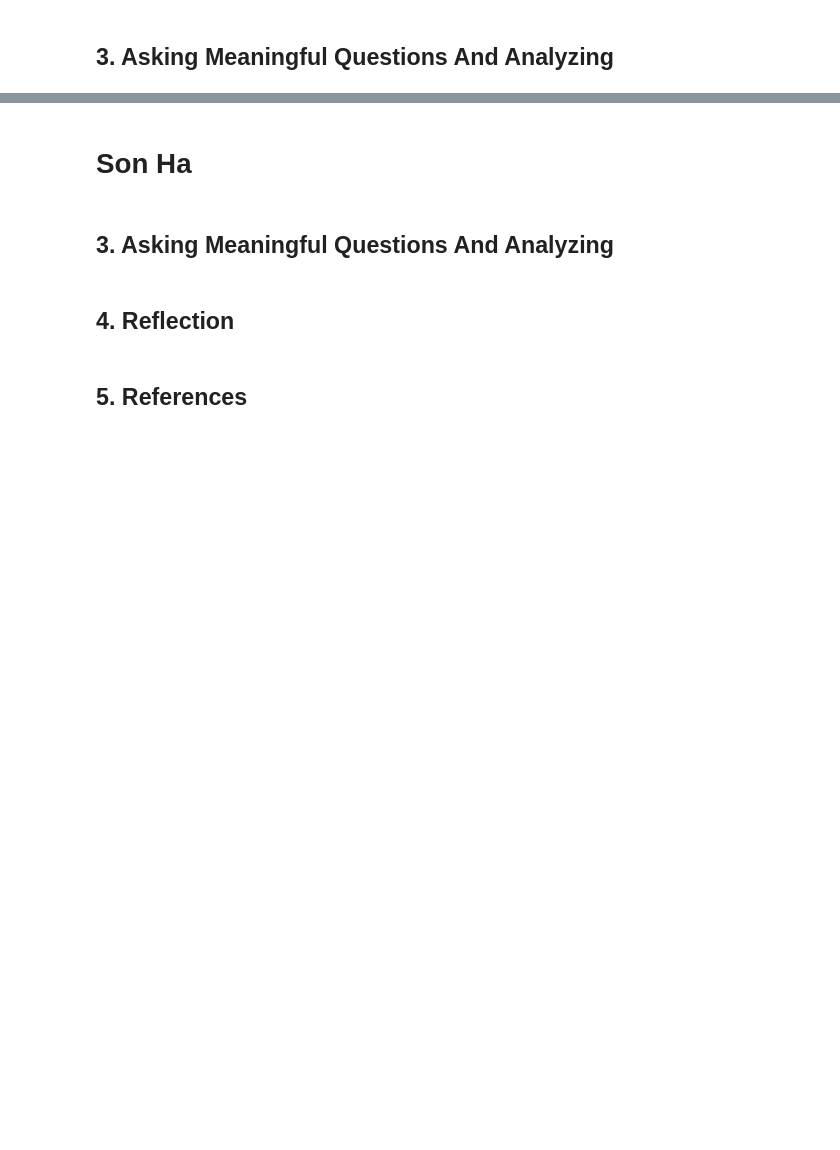
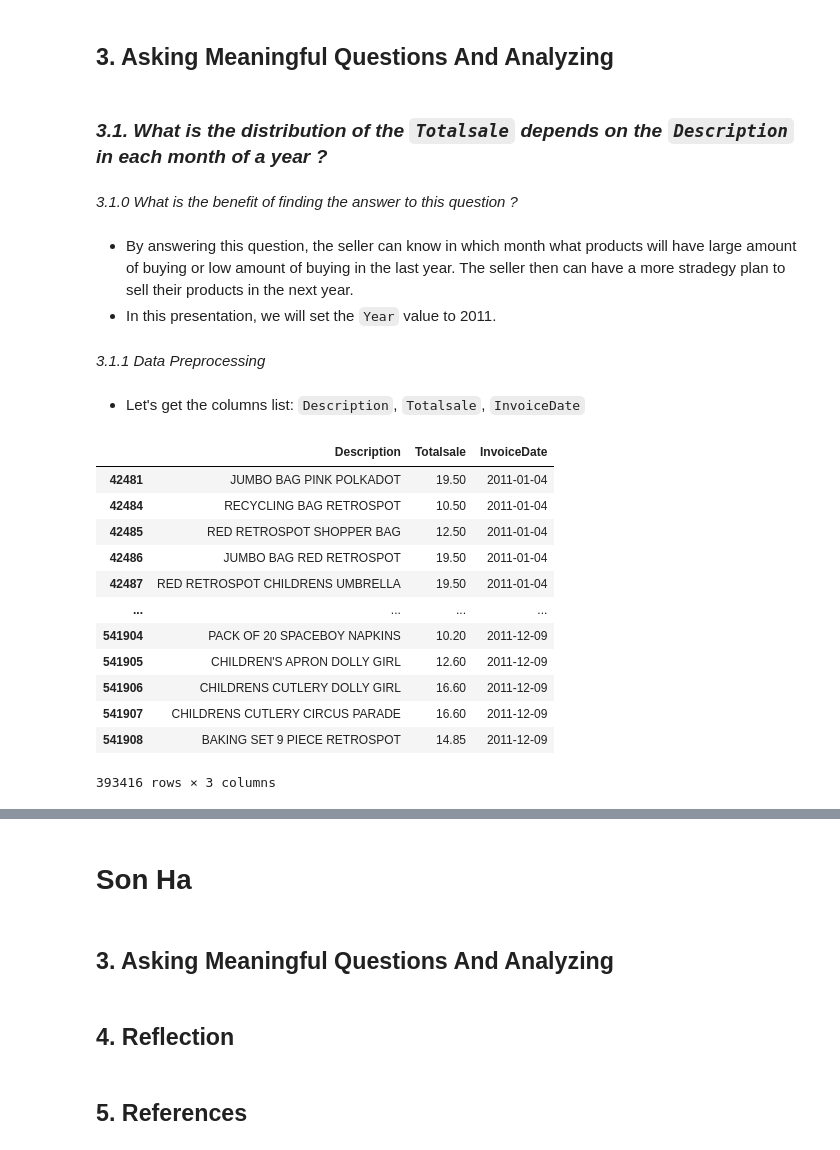
Before and after one commit to Ha0203/FinalProject_LTKHDL, a Jupyter notebook: main_branch.ipynb, the cells around one changed output, grey strips where cells are left out. Cells and saved outputs as stored; diff of their text form; code cells hidden in the pictures; blank space fills up the shorter version.

```diff
--- a/main_branch.ipynb
+++ b/main_branch.ipynb
@@ -369,2 +392,30 @@ data_df.shape
 # %% [markdown]
 ## 3. Asking Meaningful Questions And Analyzing
+# %% [markdown]
+### _3.1. What is the distribution of the `Totalsale` depends on the `Description` in each month of a year ?_
+# %% [markdown]
+_3.1.0 What is the benefit of finding the answer to this question ?_
+# %% [markdown]
+- By answering this question, the seller can know in which month what products will have large amount of buying or low amount of buying in the last year. The seller then can have a more stradegy plan to sell their products in the next year.
+- In this presentation, we will set the `Year` value to 2011.
+# %% [markdown]
+_3.1.1 Data Preprocessing_
+# %% [markdown]
+- Let's get the columns list: `Description`, `Totalsale`, `InvoiceDate`
+# %%
+df = data_df[data_df['InvoiceDate'].dt.year == 2011][['Description', 'Totalsale', 'InvoiceDate']]
+df
+# %% [output]
+|  | Description | Totalsale | InvoiceDate |
+| 42481 | JUMBO BAG PINK POLKADOT | 19.50 | 2011-01-04 |
+| 42484 | RECYCLING BAG RETROSPOT | 10.50 | 2011-01-04 |
+| 42485 | RED RETROSPOT SHOPPER BAG | 12.50 | 2011-01-04 |
+| 42486 | JUMBO BAG RED RETROSPOT | 19.50 | 2011-01-04 |
+| 42487 | RED RETROSPOT CHILDRENS UMBRELLA | 19.50 | 2011-01-04 |
+| ... | ... | ... | ... |
+| 541904 | PACK OF 20 SPACEBOY NAPKINS | 10.20 | 2011-12-09 |
+| 541905 | CHILDREN'S APRON DOLLY GIRL | 12.60 | 2011-12-09 |
+| 541906 | CHILDRENS CUTLERY DOLLY GIRL | 16.60 | 2011-12-09 |
+| 541907 | CHILDRENS CUTLERY CIRCUS PARADE | 16.60 | 2011-12-09 |
+| 541908 | BAKING SET 9 PIECE RETROSPOT | 14.85 | 2011-12-09 |
+393416 rows × 3 columns
```
Also changed, not shown: parts of 8 cells of this notebook.
